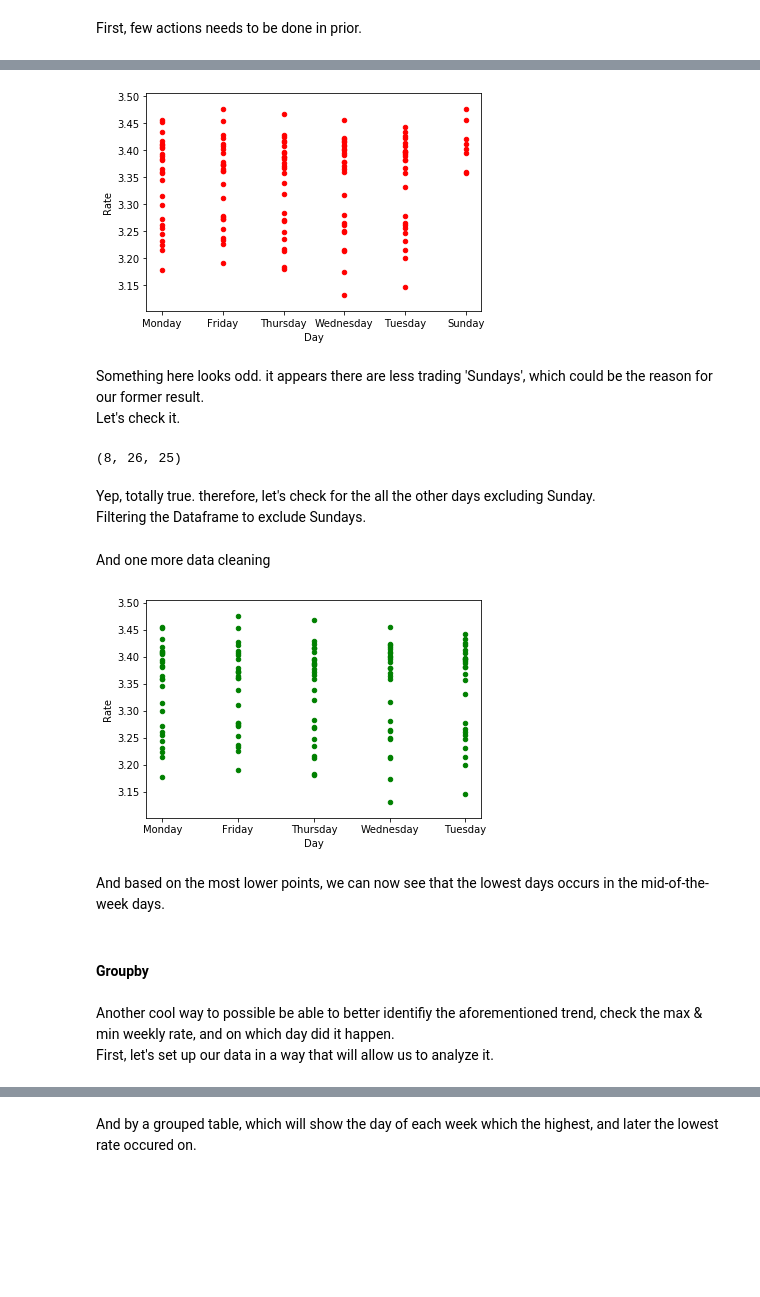
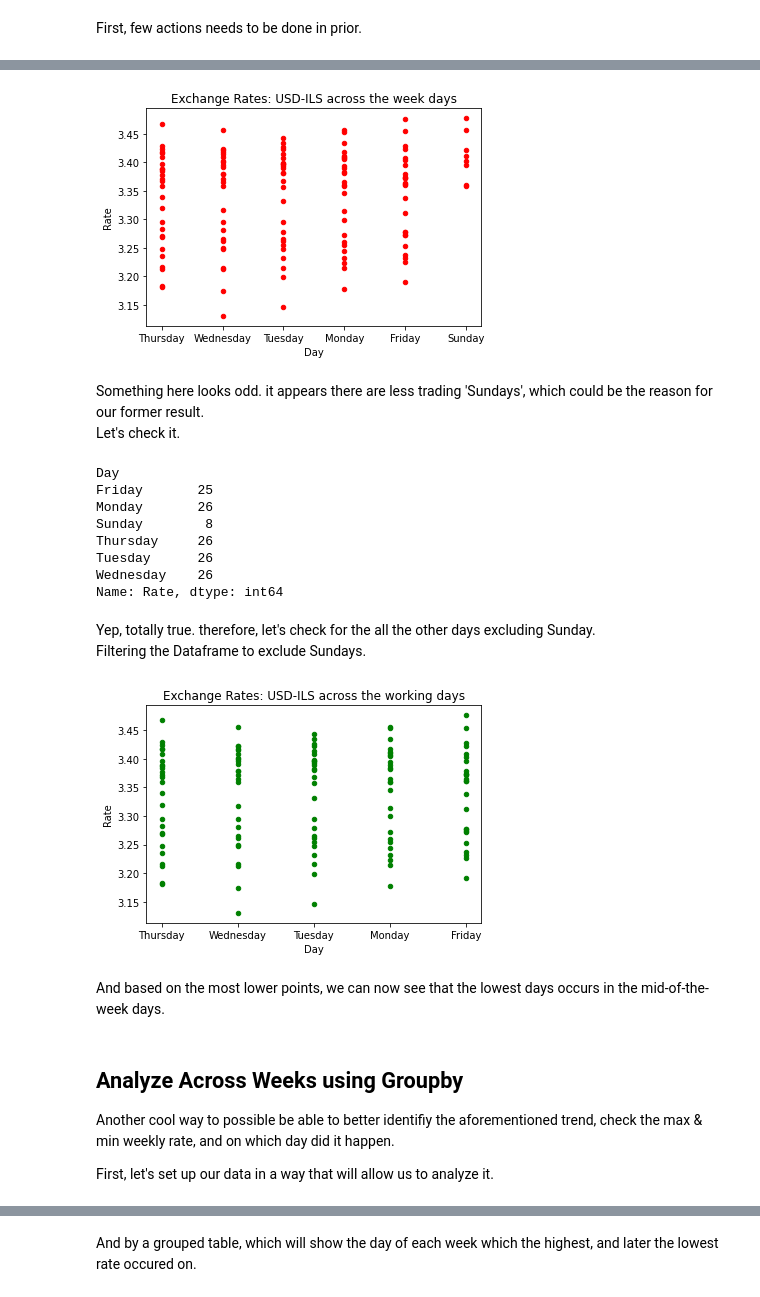
Before and after one commit to aiola-lab/from-excel-to-pandas, a Jupyter notebook: _sources/notebooks/08.02_Currency_analysis.ipynb, the cells around one changed output, grey strips where cells are left out. Drawn from its saved outputs; the diff is of its cells as text; code cells hidden in the pictures; blank space fills up the shorter version.

```diff
--- a/_sources/notebooks/08.02_Currency_analysis.ipynb
+++ b/_sources/notebooks/08.02_Currency_analysis.ipynb
@@ -346,0 +346,11 @@ df['Rate'].plot()
+# %%
+usd_to_ils_rates = (
+    pd
+    .read_html('https://www.exchange-rates.org/history/ILS/USD/T')
+    [0]
+    .rename(columns = {0 : 'Date', 1: 'Day', 2 : 'Rate', 3 : 'Notes'})
+    .assign(Rate = lambda x : x.Rate.str.replace('[^\d\.]','',regex=True).astype(float))
+    .assign(Date = lambda x : pd.to_datetime(x.Date))
+    .set_index('Date')
+)
+usd_to_ils_rates
@@ -366,18 +384,35 @@ df
 # %%
-ax1 = df.plot.scatter(x='Day',
-                      y='Rate',
-                      c='Red')
+(
+    usd_to_ils_rates
+    .plot
+    .scatter(
+        x='Day',
+        y='Rate',
+        c='Red',
+        title='Exchange Rates: USD-ILS across the week days'
+    )
+);
 # %% [output]
-[figure, old version]
+[figure, new version]
 # %% [markdown]
 Something here looks odd. it appears there are less trading 'Sundays', which could be the reason for our former result.<br>
 Let's check it.
-# %%
-len(df.loc[df['Day'] == 'Sunday']), len(df.loc[df['Day'] == 'Monday']), len(df.loc[df['Day'] == 'Tuesday'])
-# %% [output]
-(8, 26, 25)
+# %%
+(
+    usd_to_ils_rates
+    .groupby('Day')
+    ['Rate']
+    .count()
+)
+# %% [output]
+Day
+Friday       25
+Monday       26
+Sunday        8
+Thursday     26
+Tuesday      26
+Wednesday    26
+Name: Rate, dtype: int64
 # %% [markdown]
 Yep, totally true. therefore, let's check for the all the other days excluding Sunday.<br>
 Filtering the Dataframe to exclude Sundays.
-# %% [markdown]
-And one more data cleaning
@@ -386,13 +419,22 @@ df = df.loc[df['Day'] != 'Sunday']
 # %%
-ax1 = df.plot.scatter(x='Day',
-                      y='Rate',
-                      c='Green')
+(
+    usd_to_ils_rates
+    .query('Day != "Sunday"')
+    .plot
+    .scatter(
+        x='Day',
+        y='Rate',
+        c='Green',
+        title='Exchange Rates: USD-ILS across the working days'
+    )
+);
 # %% [output]
-[figure, old version]
+[figure, new version]
 # %% [markdown]
 And based on the most lower points, we can now see that the lowest days occurs in the mid-of-the-week days.<br>
-# %% [markdown]
-#### Groupby
 # %% [markdown]
-Another cool way to possible be able to better identifiy the aforementioned trend, check the max & min weekly rate, and on which day did it happen.<br>
+## Analyze Across Weeks using Groupby
+
+Another cool way to possible be able to better identifiy the aforementioned trend, check the max & min weekly rate, and on which day did it happen.
+
 First, let's set up our data in a way that will allow us to analyze it.
```
Also changed, not shown: parts of 68 cells of this notebook, 10 other files.
